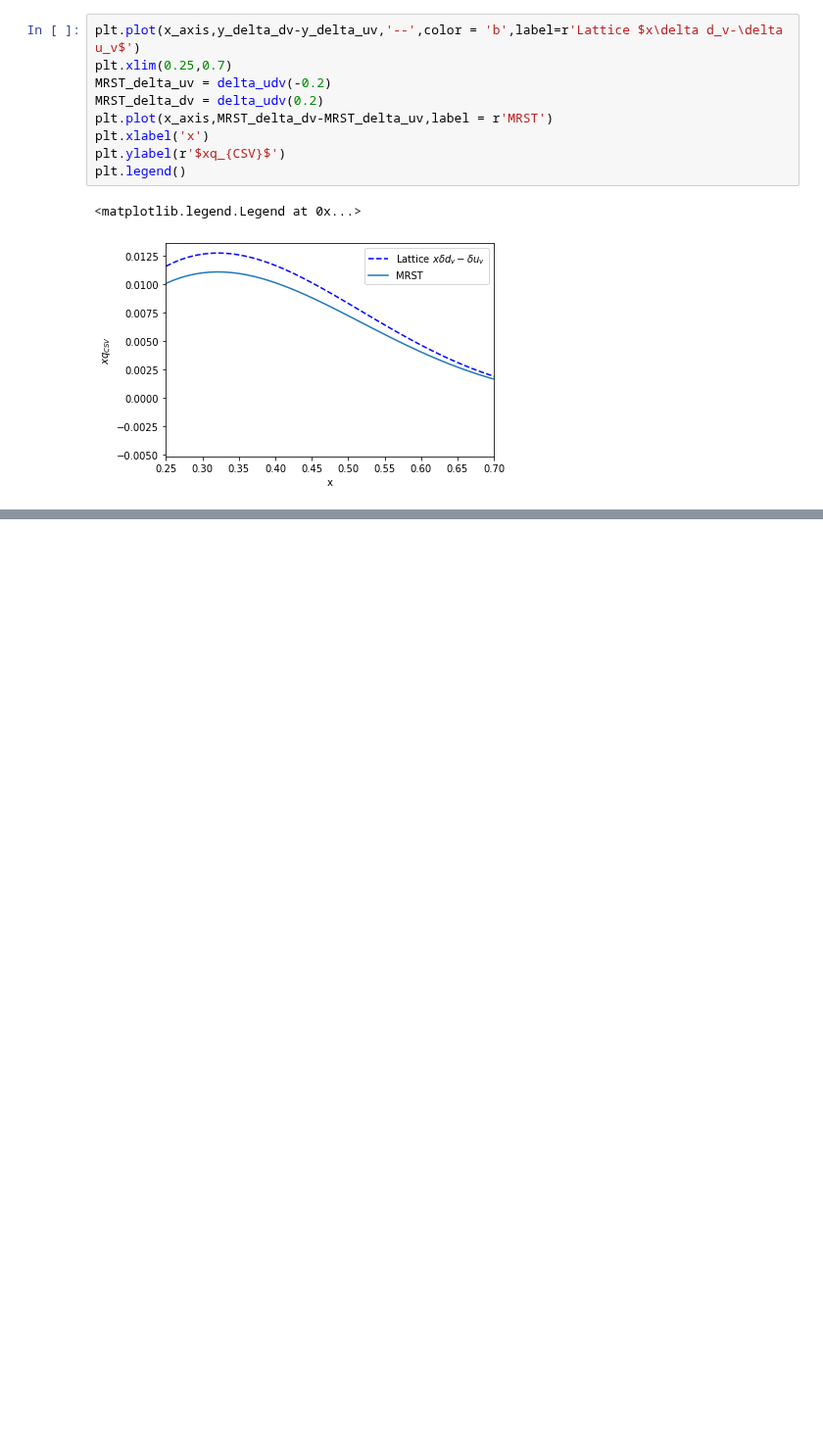
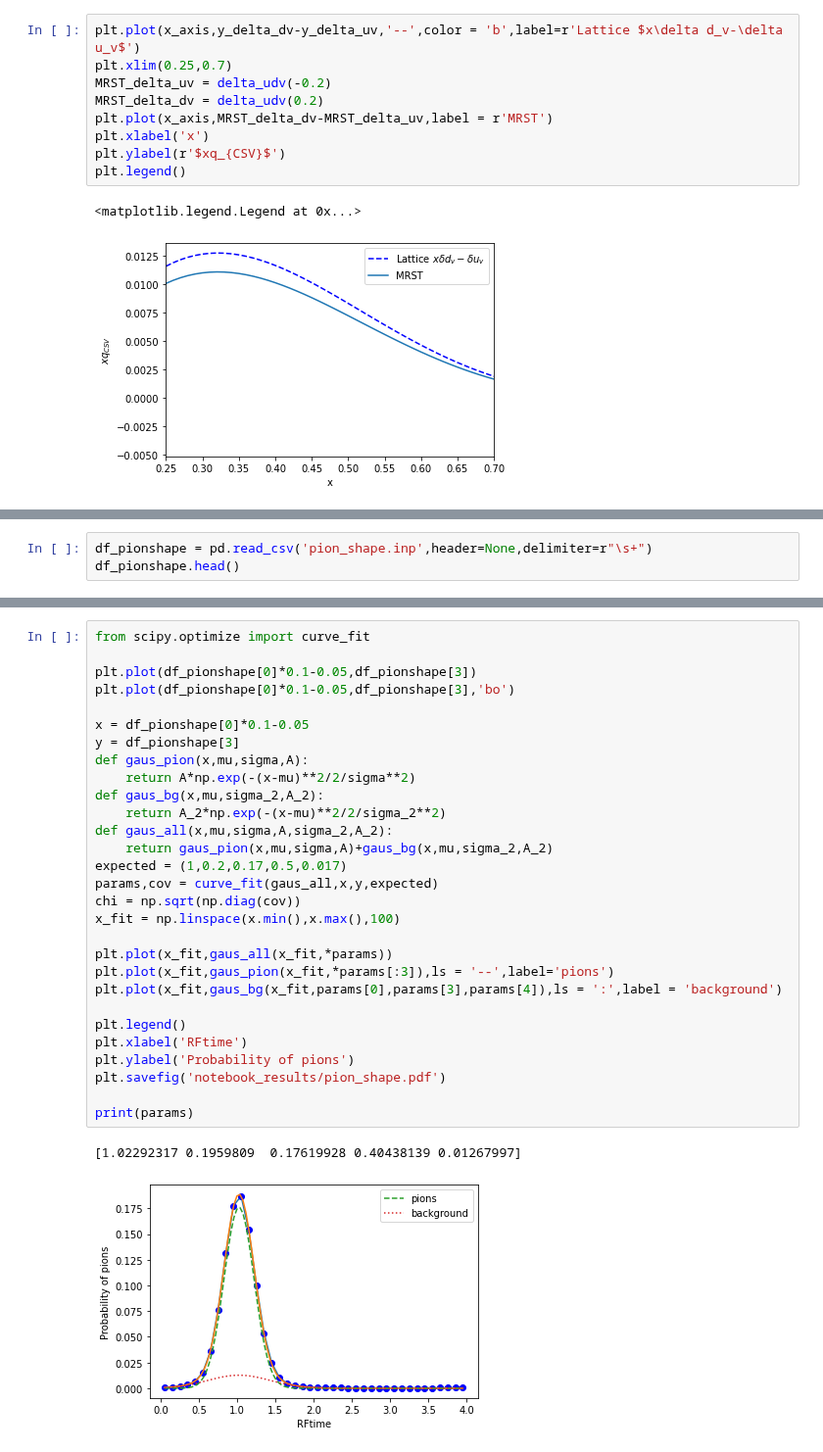
Before and after one commit to Mengzhendada/csv_notebook, a Jupyter notebook: pandas_test.ipynb, the cells around one changed output, grey strips where cells are left out. Shown at 98% size. Cells and saved outputs as stored; diff of their text form; blank space fills up the shorter version.

```diff
--- a/pandas_test.ipynb
+++ b/pandas_test.ipynb
@@ -306,0 +319,3 @@ plt.savefig('notebook_results/kaon_decay_contam.pdf')
+# %%
+df_pionshape = pd.read_csv('pion_shape.inp',header=None,delimiter=r"\s+")
+df_pionshape.head()
@@ -306,0 +329,32 @@ plt.savefig('notebook_results/kaon_decay_contam.pdf')
+# %%
+from scipy.optimize import curve_fit
+
+plt.plot(df_pionshape[0]*0.1-0.05,df_pionshape[3])
+plt.plot(df_pionshape[0]*0.1-0.05,df_pionshape[3],'bo')
+
+x = df_pionshape[0]*0.1-0.05
+y = df_pionshape[3]
+def gaus_pion(x,mu,sigma,A):
+    return A*np.exp(-(x-mu)**2/2/sigma**2)
+def gaus_bg(x,mu,sigma_2,A_2):
+    return A_2*np.exp(-(x-mu)**2/2/sigma_2**2)
+def gaus_all(x,mu,sigma,A,sigma_2,A_2):
+    return gaus_pion(x,mu,sigma,A)+gaus_bg(x,mu,sigma_2,A_2)
+expected = (1,0.2,0.17,0.5,0.017)
+params,cov = curve_fit(gaus_all,x,y,expected)
+chi = np.sqrt(np.diag(cov))
+x_fit = np.linspace(x.min(),x.max(),100)
+
+plt.plot(x_fit,gaus_all(x_fit,*params))
+plt.plot(x_fit,gaus_pion(x_fit,*params[:3]),ls = '--',label='pions')
+plt.plot(x_fit,gaus_bg(x_fit,params[0],params[3],params[4]),ls = ':',label = 'background')
+
+plt.legend()
+plt.xlabel('RFtime')
+plt.ylabel('Probability of pions')
+plt.savefig('notebook_results/pion_shape.pdf')
+
+print(params)
+# %% [output]
+[1.02292317 0.1959809  0.17619928 0.40438139 0.01267997]
+[figure, added]
```
Also changed, not shown: parts of 10 cells of this notebook, 5 other files.
